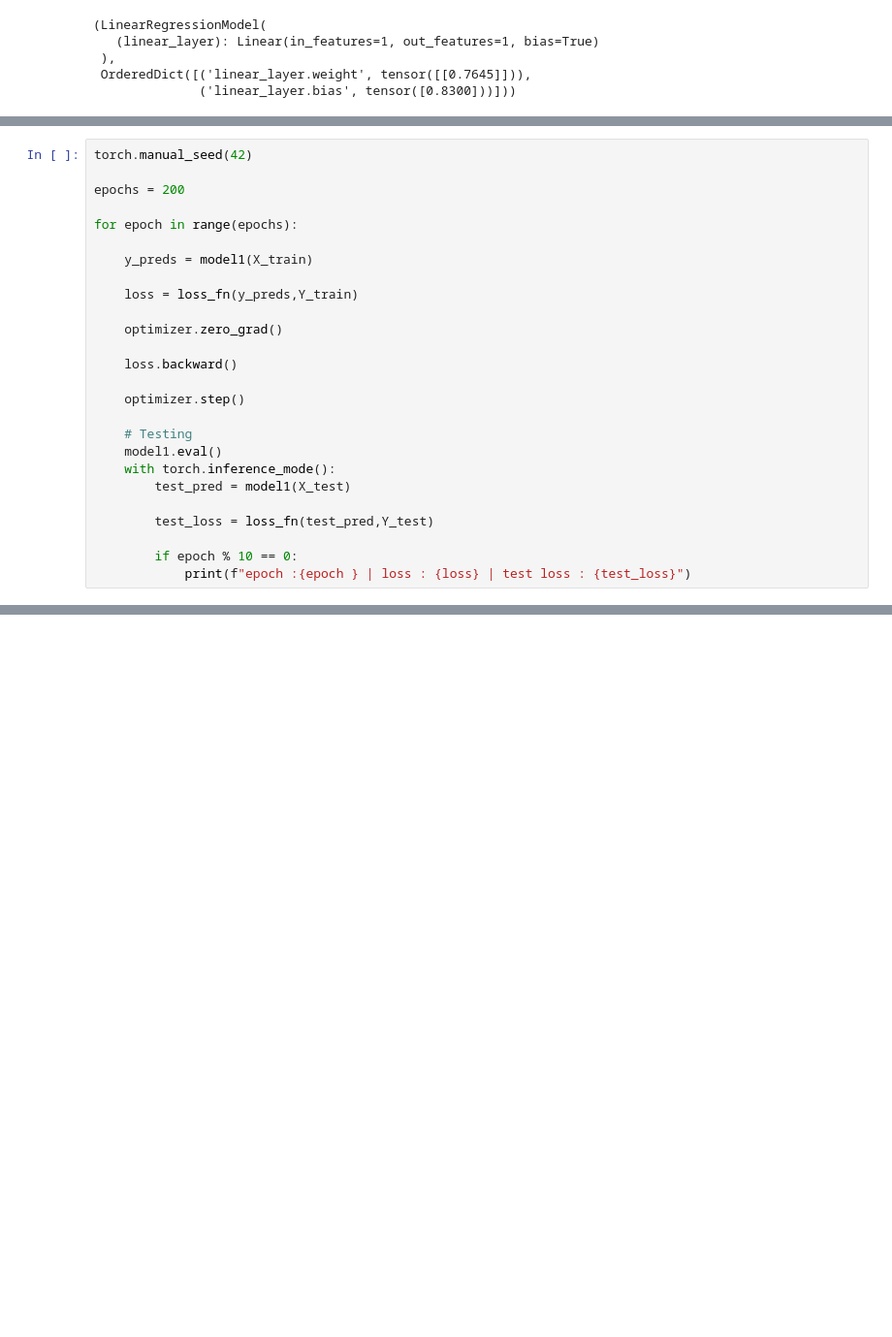
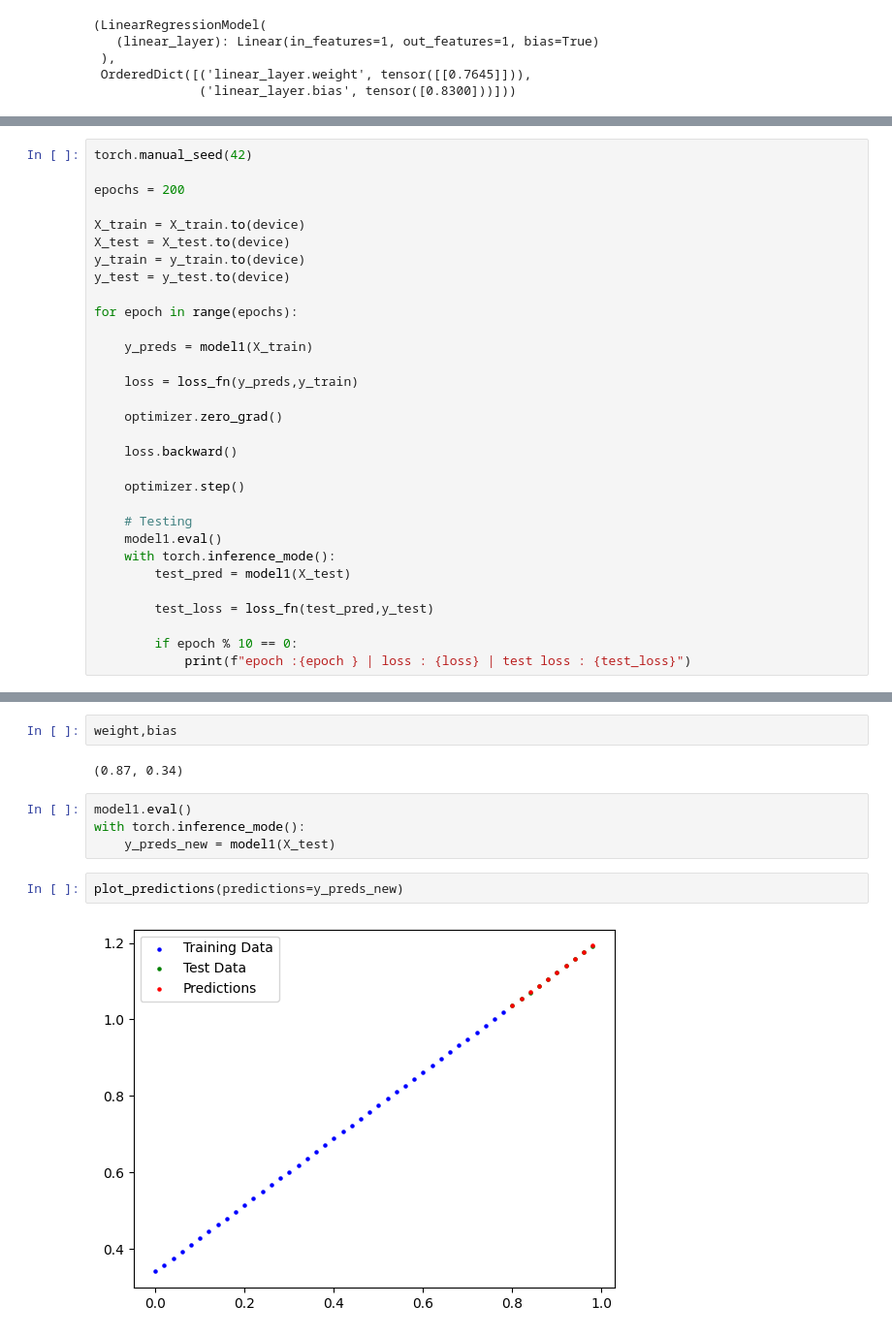
Before and after one commit to Parth-G27/Pytorch-work, a Jupyter notebook: pytorch_workflow/linear_regression.ipynb, the cells around one changed output, grey strips where cells are left out. Shown at 97% size. Drawn from its saved outputs; the diff is of its cells as text; blank space fills up the shorter version.

```diff
--- a/pytorch_workflow/linear_regression.ipynb
+++ b/pytorch_workflow/linear_regression.ipynb
@@ -80,11 +80,16 @@ torch.manual_seed(42)
 
 epochs = 200
 
+X_train = X_train.to(device)
+X_test = X_test.to(device)
+y_train = y_train.to(device)
+y_test = y_test.to(device)
+
 for epoch in range(epochs):
 
     y_preds = model1(X_train)
 
-    loss = loss_fn(y_preds,Y_train)
+    loss = loss_fn(y_preds,y_train)
 
     optimizer.zero_grad()
 
@@ -97,7 +102,7 @@ for epoch in range(epochs):
     with torch.inference_mode():
         test_pred = model1(X_test)
 
-        test_loss = loss_fn(test_pred,Y_test)
+        test_loss = loss_fn(test_pred,y_test)
 
         if epoch % 10 == 0:
             print(f"epoch :{epoch } | loss : {loss} | test loss : {test_loss}")
@@ -105,0 +135,12 @@ RuntimeError: mat1 and mat2 shapes cannot be multiplied (1x40 and 1x1)
+# %%
+weight,bias
+# %% [output]
+(0.87, 0.34)
+# %%
+model1.eval()
+with torch.inference_mode():
+    y_preds_new = model1(X_test)
+# %%
+plot_predictions(predictions=y_preds_new)
+# %% [output]
+[figure, added]
```
Also changed, not shown: parts of 10 cells of this notebook, 1 other file.
